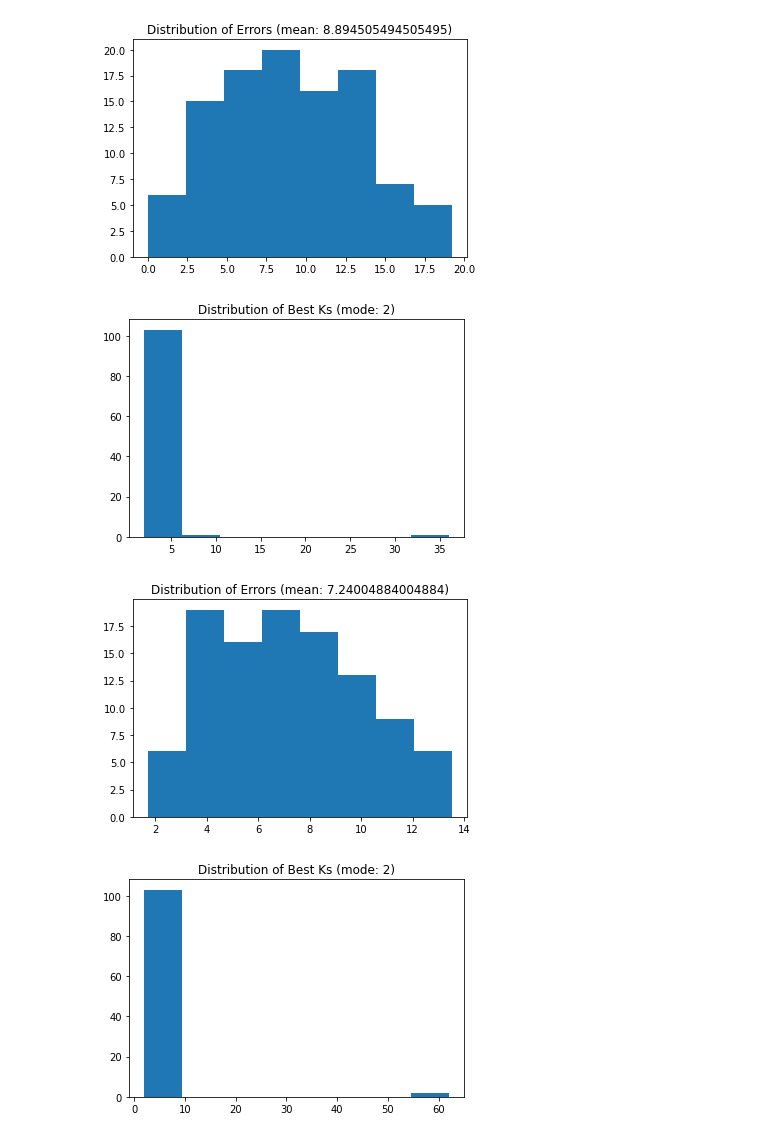
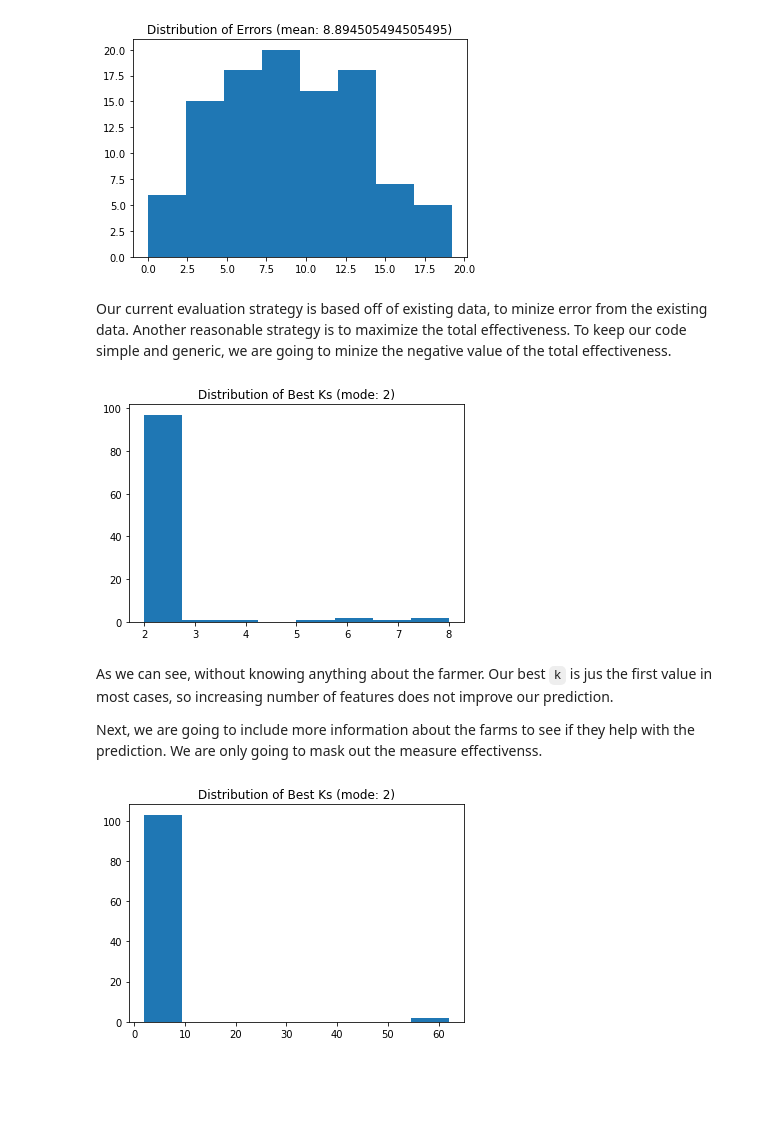
Before and after one commit to allenhu08/capstone, a Jupyter notebook: Recommender.ipynb, the cells around one changed output. Drawn from its saved outputs; the diff is of its cells as text; code cells hidden in the pictures; blank space fills up the shorter version.

```diff
--- a/Recommender.ipynb
+++ b/Recommender.ipynb
@@ -119,8 +138,8 @@ def learn_k(vals, mask_fn):
 import matplotlib.pyplot as plt
 rng = np.random.RandomState(42)  # deterministic random data
 
-def plot_learning_results(vals, mask_fn):
-  ks, errs = learn_k(vals, mask_fn)
+def plot_learning_results(vals, mask_fn, eval_fn=eval_v1, plot_err=True, mask_start=0, mask_end=0):
+  ks, errs = learn_k(vals, mask_fn, eval_fn, mask_start, mask_end)
 
   np.histogram(ks)
   _ = plt.hist(ks, bins='auto')  # arguments are passed to np.histogram
@@ -130,9 +149,10 @@ def plot_learning_results(vals, mask_fn):
   plt.show()
 
 
-  np.histogram(errs)
-  _ = plt.hist(errs, bins='auto')  # arguments are passed to np.histogram
-  mean = np.mean(errs)
-  leg = 'mean: {}'.format(mean)
-  plt.title("Distribution of Errors ({})".format(leg))
-  plt.show()
+  if plot_err:
+    np.histogram(errs)
+    _ = plt.hist(errs, bins='auto')  # arguments are passed to np.histogram
+    mean = np.mean(errs)
+    leg = 'mean: {}'.format(mean)
+    plt.title("Distribution of Errors ({})".format(leg))
+    plt.show()
@@ -142,13 +164,20 @@ plot_learning_results(effect_vals, mask_v1)
 # %% [output]
 [figure]
 [figure]
-# %%
-meansures_vals = df[meansures_info_cols + measures_effect_info_cols].fillna(0).values
-
-
-plot_learning_results(meansures_vals, mask_v1)
-# %% [output]
-[figure, removed]
-[figure, removed]
+# %% [markdown]
+Our current evaluation strategy is based off of existing data, to minize error from the existing data. Another reasonable strategy is to maximize the total effectiveness. To keep our code simple and generic, we are going to minize the negative value of the total effectiveness.
+# %%
+# since learn_k is minizing the error, we simply return the negative value of the sum
+def eval_v2(target, pred):
+  return -sum(pred)
+
+
+plot_learning_results(effect_vals, mask_v1, eval_v2, False)
+# %% [output]
+[figure, added]
+# %% [markdown]
+As we can see, without knowing anything about the farmer. Our best `k` is jus the first value in most cases, so increasing number of features does not improve our prediction.
+
+Next, we are going to include more information about the farms to see if they help with the prediction. We are only going to mask out the measure effectivenss.
 # %%
 all_vals = df[farm_info_cols + crops_info_cols + animal_info_cols + meansures_info_cols + measures_effect_info_cols].fillna(0).values
```
Also changed, not shown: parts of 25 cells of this notebook.
